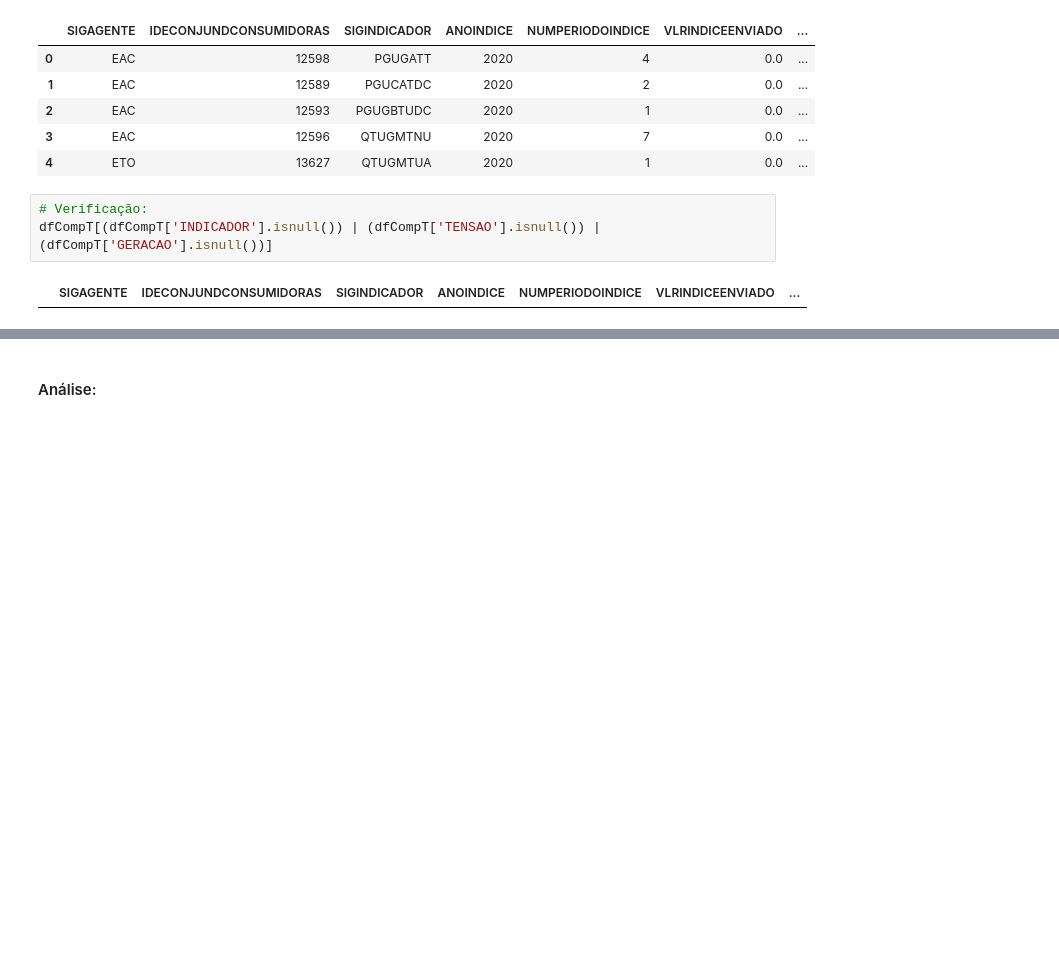
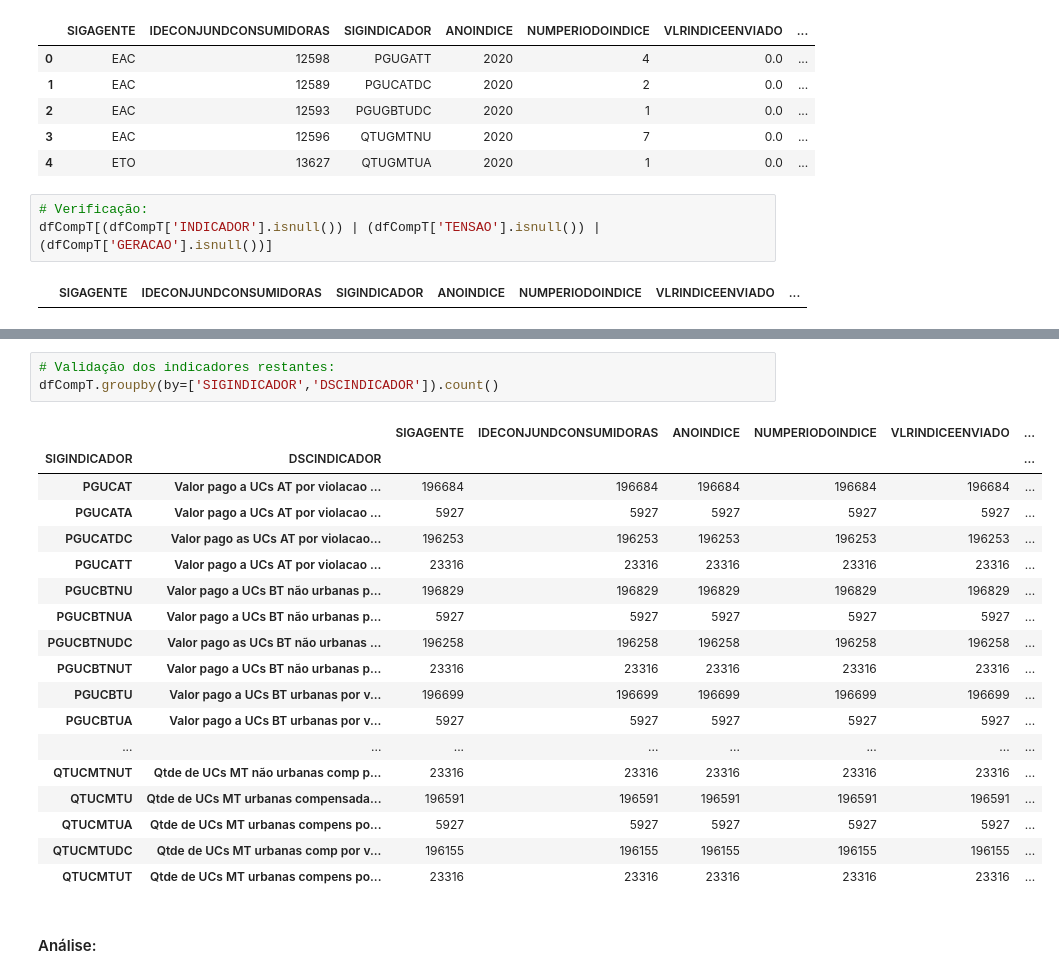
Before and after one commit to isabellacalfa/analise-distribuidoras-energia, a Jupyter notebook: notebook-analises.ipynb, the cells around one changed output, grey strips where cells are left out. Cells and saved outputs as stored; diff of their text form; blank space fills up the shorter version.

```diff
--- a/notebook-analises.ipynb
+++ b/notebook-analises.ipynb
@@ -265,2 +271,24 @@ dfCompT.head()
+# %%
+# Validação dos indicadores restantes:
+dfCompT.groupby(by=['SIGINDICADOR','DSCINDICADOR']).count()
+# %% [output]
+|  |  | SIGAGENTE | IDECONJUNDCONSUMIDORAS | ANOINDICE | NUMPERIODOINDICE | VLRINDICEENVIADO | ... |
+| SIGINDICADOR | DSCINDICADOR |  |  |  |  |  | ... |
+| PGUCAT | Valor pago a UCs AT por violacao ... | 196684 | 196684 | 196684 | 196684 | 196684 | ... |
+| PGUCATA | Valor pago a UCs AT por violacao ... | 5927 | 5927 | 5927 | 5927 | 5927 | ... |
+| PGUCATDC | Valor pago as UCs AT por violacao... | 196253 | 196253 | 196253 | 196253 | 196253 | ... |
+| PGUCATT | Valor pago a UCs AT por violacao ... | 23316 | 23316 | 23316 | 23316 | 23316 | ... |
+| PGUCBTNU | Valor pago a UCs BT não urbanas p... | 196829 | 196829 | 196829 | 196829 | 196829 | ... |
+| PGUCBTNUA | Valor pago a UCs BT não urbanas p... | 5927 | 5927 | 5927 | 5927 | 5927 | ... |
+| PGUCBTNUDC | Valor pago as UCs BT não urbanas ... | 196258 | 196258 | 196258 | 196258 | 196258 | ... |
+| PGUCBTNUT | Valor pago a UCs BT não urbanas p... | 23316 | 23316 | 23316 | 23316 | 23316 | ... |
+| PGUCBTU | Valor pago a UCs BT urbanas por v... | 196699 | 196699 | 196699 | 196699 | 196699 | ... |
+| PGUCBTUA | Valor pago a UCs BT urbanas por v... | 5927 | 5927 | 5927 | 5927 | 5927 | ... |
+| ... | ... | ... | ... | ... | ... | ... | ... |
+| QTUCMTNUT | Qtde de UCs MT não urbanas comp p... | 23316 | 23316 | 23316 | 23316 | 23316 | ... |
+| QTUCMTU | Qtde de UCs MT urbanas compensada... | 196591 | 196591 | 196591 | 196591 | 196591 | ... |
+| QTUCMTUA | Qtde de UCs MT urbanas compens po... | 5927 | 5927 | 5927 | 5927 | 5927 | ... |
+| QTUCMTUDC | Qtde de UCs MT urbanas comp por v... | 196155 | 196155 | 196155 | 196155 | 196155 | ... |
+| QTUCMTUT | Qtde de UCs MT urbanas compens po... | 23316 | 23316 | 23316 | 23316 | 23316 | ... |
 # %% [markdown]
 #### Análise:
```
Also changed, not shown: parts of 3 cells of this notebook.
